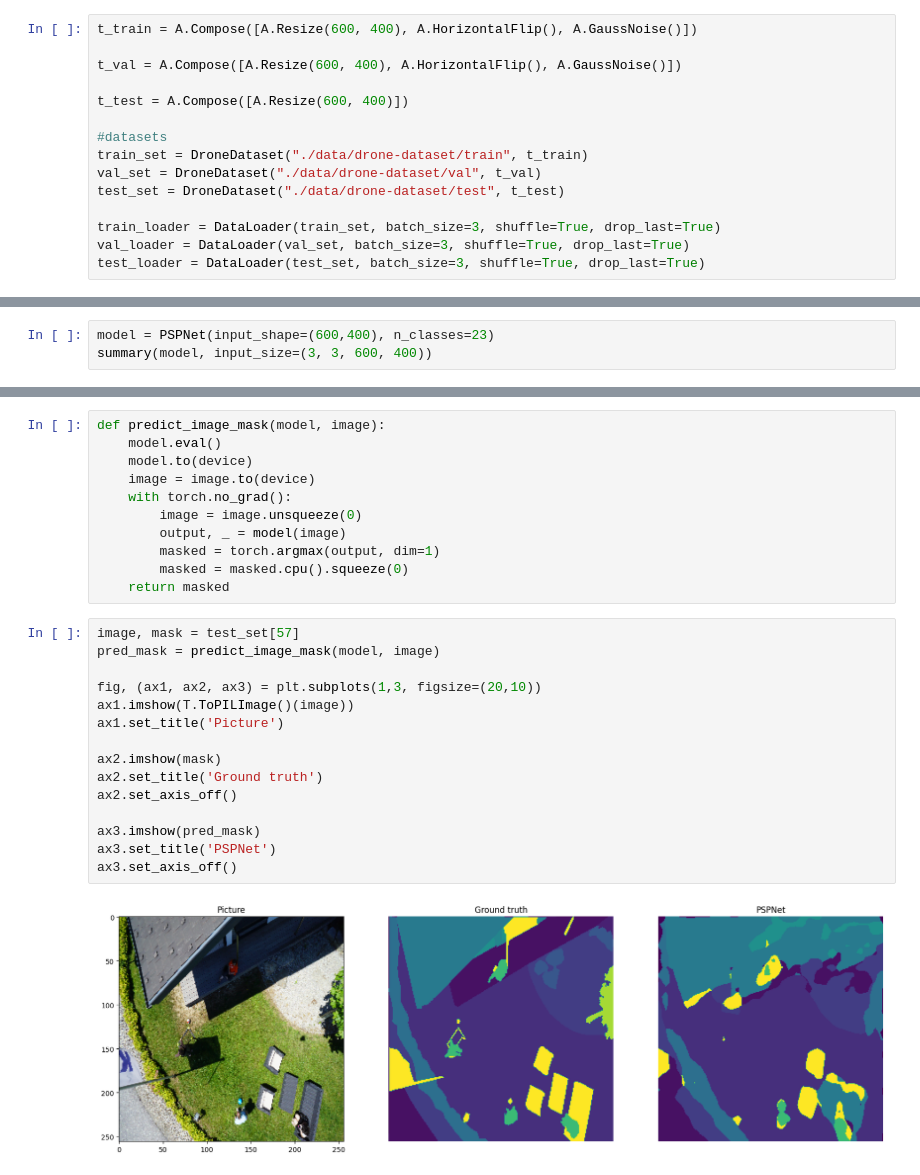
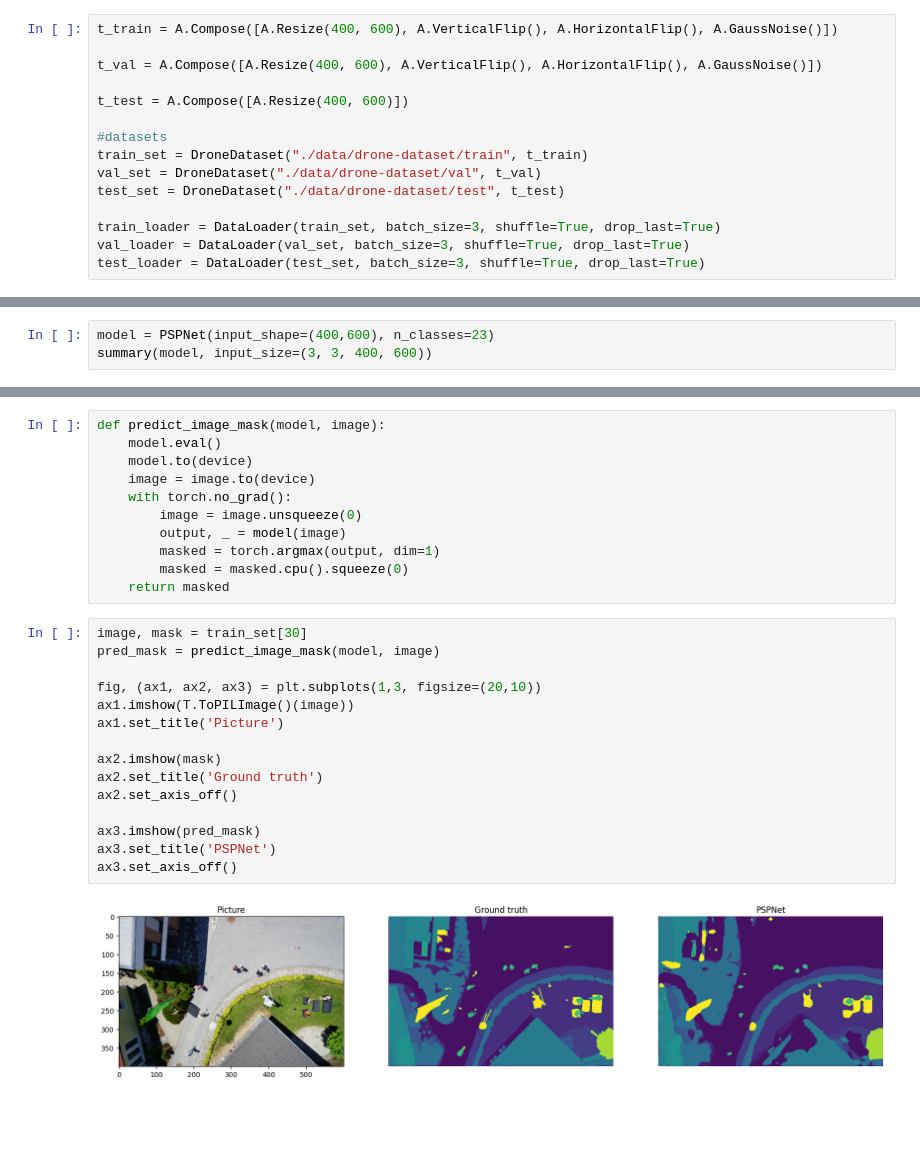
Before and after one commit to jagerbob/pspnet-semantic-segmentation, a Jupyter notebook: 01_pspnet_drone.ipynb, the cells around one changed output, grey strips where cells are left out. Saved outputs shown, nothing was run; the diff lists cells and outputs as text; blank space fills up the shorter version.

```diff
--- a/01_pspnet_drone.ipynb
+++ b/01_pspnet_drone.ipynb
@@ -43,11 +43,11 @@ class DroneDataset(Dataset):
 
         return img, mask
 # %%
-t_train = A.Compose([A.Resize(600, 400), A.HorizontalFlip(), A.GaussNoise()])
+t_train = A.Compose([A.Resize(400, 600), A.VerticalFlip(), A.HorizontalFlip(), A.GaussNoise()])
 
-t_val = A.Compose([A.Resize(600, 400), A.HorizontalFlip(), A.GaussNoise()])
+t_val = A.Compose([A.Resize(400, 600), A.VerticalFlip(), A.HorizontalFlip(), A.GaussNoise()])
 
-t_test = A.Compose([A.Resize(600, 400)])
+t_test = A.Compose([A.Resize(400, 600)])
 
 #datasets
 train_set = DroneDataset("./data/drone-dataset/train", t_train)
@@ -126,6 +124,6 @@ class PSPNet(nn.Module):
         pyramid_outputs = self.pyramid_pooling(encoder_outputs)
         return self.classifier(pyramid_outputs), self.aux_classifier(encoder_auxiliary)
 # %%
-model = PSPNet(input_shape=(600,400), n_classes=23)
-summary(model, input_size=(3, 3, 600, 400))
+model = PSPNet(input_shape=(400,600), n_classes=23)
+summary(model, input_size=(3, 3, 400, 600))
 # %% [output]
@@ -209,19 +239,19 @@ def predict_image_mask(model, image):
         masked = masked.cpu().squeeze(0)
     return masked
 # %%
-image, mask = test_set[57]
+image, mask = train_set[30]
 pred_mask = predict_image_mask(model, image)
 
 fig, (ax1, ax2, ax3) = plt.subplots(1,3, figsize=(20,10))
 ax1.imshow(T.ToPILImage()(image))
 ax1.set_title('Picture')
 
 ax2.imshow(mask)
 ax2.set_title('Ground truth')
 ax2.set_axis_off()
 
 ax3.imshow(pred_mask)
 ax3.set_title('PSPNet')
 ax3.set_axis_off()
 # %% [output]
-[figure, old version]
+[figure, new version]
```
Also changed, not shown: parts of 6 cells of this notebook.
